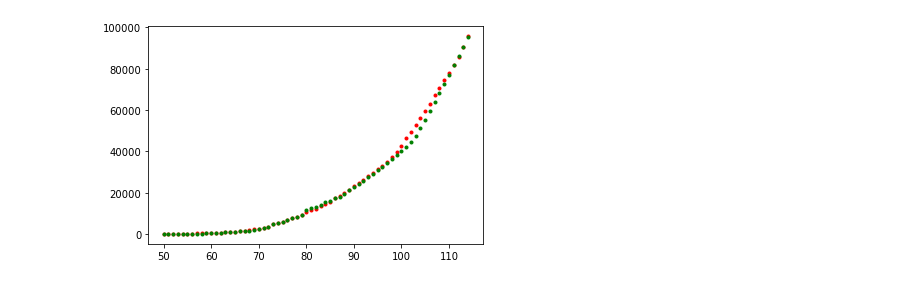
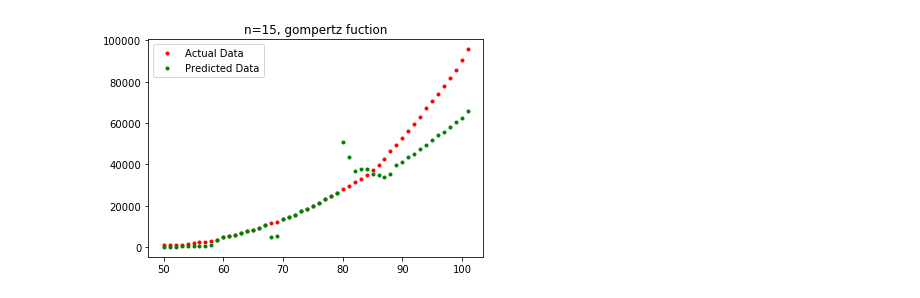
Before and after one commit to Divay9Sharma/My-Blog, a Jupyter notebook: _notebooks/2020-05-18-Covid.ipynb, the cells around one changed output. Cells and saved outputs as stored; diff of their text form; code cells hidden in the pictures.

```diff
--- a/_notebooks/2020-05-18-Covid.ipynb
+++ b/_notebooks/2020-05-18-Covid.ipynb
@@ -111,25 +247,18 @@ np.mean((np.array(sigmoid)[:,1] - np.array(sigmoid)[:,2])/np.array(sigmoid)[:,1]
 # %%
 bertalanffy = pd.DataFrame(columns=['date','real','pred'])
-n=10
+n=8
 for i in range(50,cases.size-n):
     extra_date = np.linspace(1,500,500)
     try:
         popt_sig, pcov_sig = curve_fit(Bertalanffy, date[:i], cases[:i])
         ans2 = popt_sig[0]*(1 - np.exp(-popt_sig[1]*extra_date))**popt_sig[2]
-        #print(ans2)
-        #print(ans2[i],cases[i])
         bertalanffy = bertalanffy.append(pd.DataFrame({'date':[i],'real':[cases[i+n]],'pred':[ans2[i+n]]}))
-        #plt.plot(extra_date, ans2, '--', color ='green', label ="Bertalanffy")
     except RuntimeError:
-        #print("be")
         bertalanffy = bertalanffy.append(pd.DataFrame({'date':[i],'real':[cases[i+n]],'pred':[cases[i+n]]}))
         continue
-#plt.plot(date, cases,'.',color ='yellow', label ="data")
-#plt.xlabel("Dates from 11/3/2020")
-#plt.ylabel("Total Deaths India")
-#plt.legend()
-#plt.show()
-plt.plot(np.array(bertalanffy)[:,0], np.array(bertalanffy)[:,1],'.',color ='red', label ="data")
-plt.plot(np.array(bertalanffy)[:,0], np.array(bertalanffy)[:,2],'.',color ='green', label ="data")
+plt.title("n=8,bertalanffy fuction")
+plt.plot(np.array(bertalanffy)[:,0], np.array(bertalanffy)[:,1],'.',color ='red', label ="Actual Data")
+plt.plot(np.array(bertalanffy)[:,0], np.array(bertalanffy)[:,2],'.',color ='green', label ="Predicted Data")
+plt.legend()
 plt.show()
 # %% [output]
@@ -141,26 +270,19 @@ np.mean((np.array(bertalanffy)[:,1] - np.array(bertalanffy)[:,2])/np.array(berta
 # %%
 gompertz = pd.DataFrame(columns=['date','real','pred'])
-n=2
+n=15
 for i in range(50,cases.size-n):
     extra_date = np.linspace(1,300,300)
     try:
         popt_sig, pcov_sig = curve_fit(Gompertz, date[:i], cases[:i])
         ans3 = popt_sig[0]*np.exp(-popt_sig[1]*np.exp(-popt_sig[2]*extra_date))
-        #print(popt_sig)
-        #print(ans3[i],cases[i])
         gompertz = gompertz.append(pd.DataFrame({'date':[i],'real':[cases[i+n]],'pred':[ans3[i+n]]}))
-        #plt.plot(extra_date, ans3, '--', color ="blue", label ="Gompertz")
     except RuntimeError:
         gompertz = gompertz.append(pd.DataFrame({'date':[i],'real':[cases[i+n]],'pred':[cases[i+n]]}))
-        #print("Go")
         continue
-#plt.plot(date, cases[:],'.',color ='yellow', label ="data")
-#plt.xlabel("Dates from 11/3/2020")
-#plt.ylabel("Total Deaths India")
-#plt.legend()
-#plt.show()
-plt.plot(np.array(gompertz)[:,0], np.array(gompertz)[:,1],'.',color ='red', label ="data")
-plt.plot(np.array(gompertz)[:,0], np.array(gompertz)[:,2],'.',color ='green', label ="data")
+plt.title("n=15, gompertz fuction")
+plt.plot(np.array(gompertz)[:,0], np.array(gompertz)[:,1],'.',color ='red', label ="Actual Data")
+plt.plot(np.array(gompertz)[:,0], np.array(gompertz)[:,2],'.',color ='green', label ="Predicted Data")
+plt.legend()
 plt.show()
 # %% [output]
-[figure, old version]
+[figure, new version]
```
Also changed, not shown: parts of 47 cells of this notebook.
